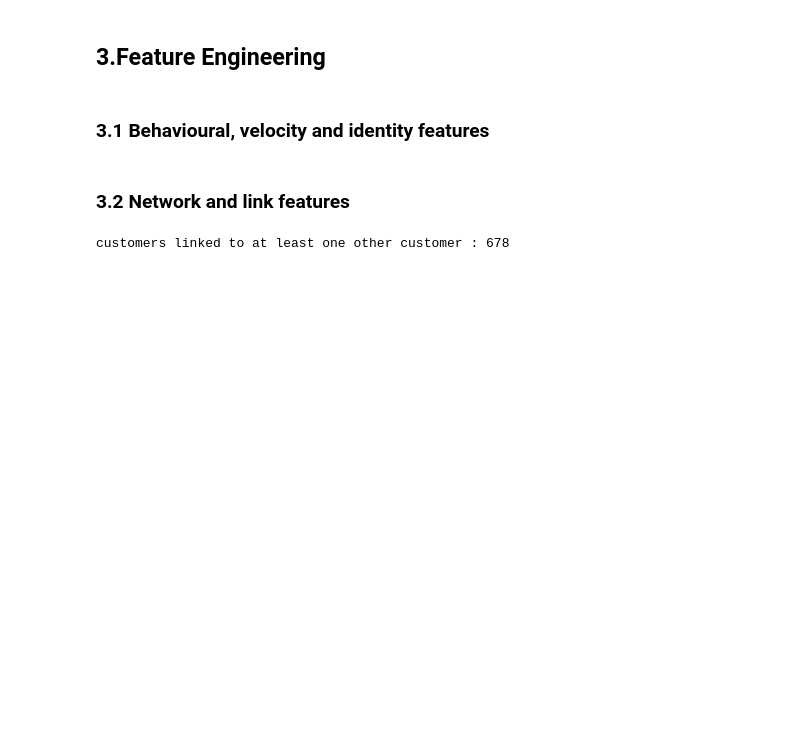
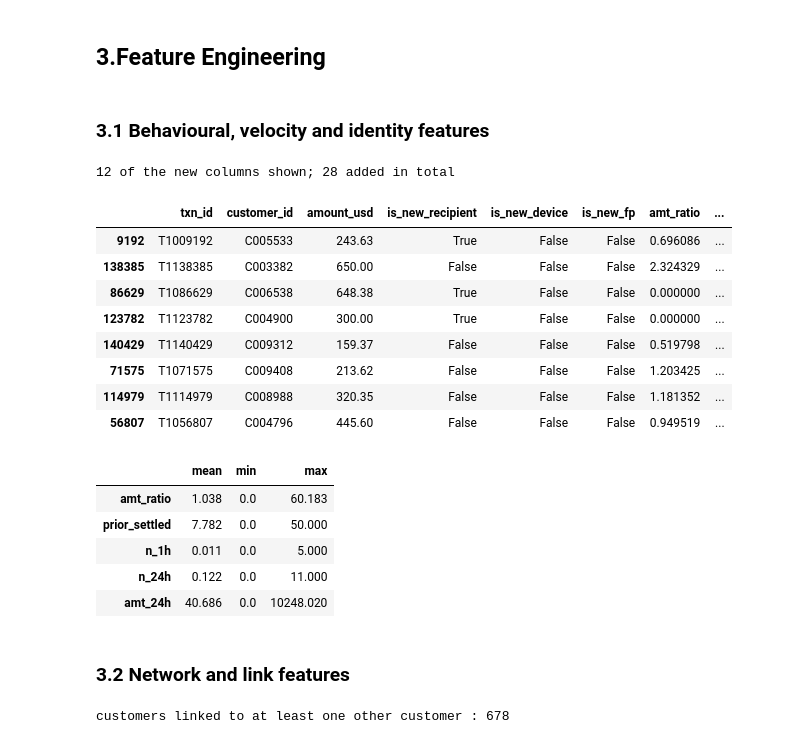
Before and after one commit to vincentmuiruri/NALA-Money-Fraud-Analyst-Case-Study, a Jupyter notebook: fraud_analysis.ipynb, the cells around one changed output. Drawn from its saved outputs; the diff is of its cells as text; code cells hidden in the pictures; blank space fills up the shorter version.

Commit message:
Show a preview of the engineered features in section 3
Co-Authored-By: Claude Sonnet 5.5 <noreply@anthropic.com>

```diff
--- a/fraud_analysis.ipynb
+++ b/fraud_analysis.ipynb
@@ -428,33 +428,56 @@ d['is_new_fp']       = ~d.duplicated(['customer_id', 'card_fingerprint']) & d.ca
 d['hist_mean']       = g.amount_usd.transform(lambda s: s.shift().expanding().mean())
 d['amt_ratio']       = d.amount_usd / d.hist_mean                     # NaN on a first payment
 d['prior_settled']   = d.groupby('customer_id').settled.cumsum() - d.settled
 d['prior_big_settled'] = (d.groupby('customer_id').apply(lambda x: ((x.amount_usd > 1000) & x.settled).cumsum()
                           - ((x.amount_usd > 1000) & x.settled), include_groups=False).reset_index(level=0, drop=True))
 
 # --- session / identity consistency
 d['ip_mismatch'] = d.ip_country != d.send_country                      # UNKNOWN counts as a mismatch
 d['ip_unknown']  = d.ip_country == 'UNKNOWN'
 d['ip_high_risk'] = d.ip_mismatch & ~d.ip_country.isin(['GB', 'US', 'DE', 'FR', 'IE', 'UNKNOWN'])
 
 # --- velocity: rolling windows that exclude the current payment
 def rolling_by_customer(col, window, how):
     out = d.set_index('timestamp').groupby('customer_id')[col].rolling(window, closed='left').agg(how)
     return out.reset_index(level=0, drop=True).sort_index()
 roll = d[['timestamp', 'customer_id', 'amount_usd', 'txn_id']].copy()
 for w, name in [('1h', '1h'), ('24h', '24h'), ('7D', '7d')]:
     r = (roll.set_index('timestamp').groupby('customer_id').amount_usd.rolling(w, closed='left').agg(['count', 'sum'])
              .reset_index().rename(columns={'count': f'n_{name}', 'sum': f'amt_{name}'}))
     d = d.merge(r.drop_duplicates(['customer_id', 'timestamp']), on=['customer_id', 'timestamp'], how='left')
 d[[c for c in d.columns if c.startswith(('n_', 'amt_'))]] = d[[c for c in d.columns if c.startswith(('n_', 'amt_'))]].fillna(0)
 d['amt_24h_incl'] = d.amt_24h + d.amount_usd
 
 # --- amount shape
 d['micro']     = d.amount_usd <= 10
 d['near_300']  = d.amount_usd.between(270, 300)
 d['near_1000'] = d.amount_usd.between(900, 1000)
 d['odd_hour']  = d.hour.between(0, 5)
 d['new_acct7']  = d.account_age_days <= 7
 d['new_acct30'] = d.account_age_days <= 30
+
+# preview of the engineered columns for a few payments
+feature_cols = ['is_new_recipient', 'is_new_device', 'is_new_fp', 'amt_ratio', 'prior_settled', 'ip_mismatch', 'n_1h', 'n_24h', 'amt_24h', 'micro', 'new_acct7', 'odd_hour']
+print(f'{len(feature_cols)} of the new columns shown; {d.shape[1] - clean.shape[1]} added in total')
+display(d[['txn_id', 'customer_id', 'amount_usd'] + feature_cols].sample(8, random_state=3))
+display(d[feature_cols].describe().T[['mean', 'min', 'max']].round(3))
+# %% [output]
+12 of the new columns shown; 28 added in total
+|  | txn_id | customer_id | amount_usd | is_new_recipient | is_new_device | is_new_fp | amt_ratio | ... |
+| 9192 | T1009192 | C005533 | 243.63 | True | False | False | 0.696086 | ... |
+| 138385 | T1138385 | C003382 | 650.00 | False | False | False | 2.324329 | ... |
+| 86629 | T1086629 | C006538 | 648.38 | True | False | False | 0.000000 | ... |
+| 123782 | T1123782 | C004900 | 300.00 | True | False | False | 0.000000 | ... |
+| 140429 | T1140429 | C009312 | 159.37 | False | False | False | 0.519798 | ... |
+| 71575 | T1071575 | C009408 | 213.62 | False | False | False | 1.203425 | ... |
+| 114979 | T1114979 | C008988 | 320.35 | False | False | False | 1.181352 | ... |
+| 56807 | T1056807 | C004796 | 445.60 | False | False | False | 0.949519 | ... |
+|  | mean | min | max |
+| amt_ratio | 1.038 | 0.0 | 60.183 |
+| prior_settled | 7.782 | 0.0 | 50.000 |
+| n_1h | 0.011 | 0.0 | 5.000 |
+| n_24h | 0.122 | 0.0 | 11.000 |
+| amt_24h | 40.686 | 0.0 | 10248.020 |
 # %% [markdown]
 ### 3.2 Network and link features
 # %%
```
